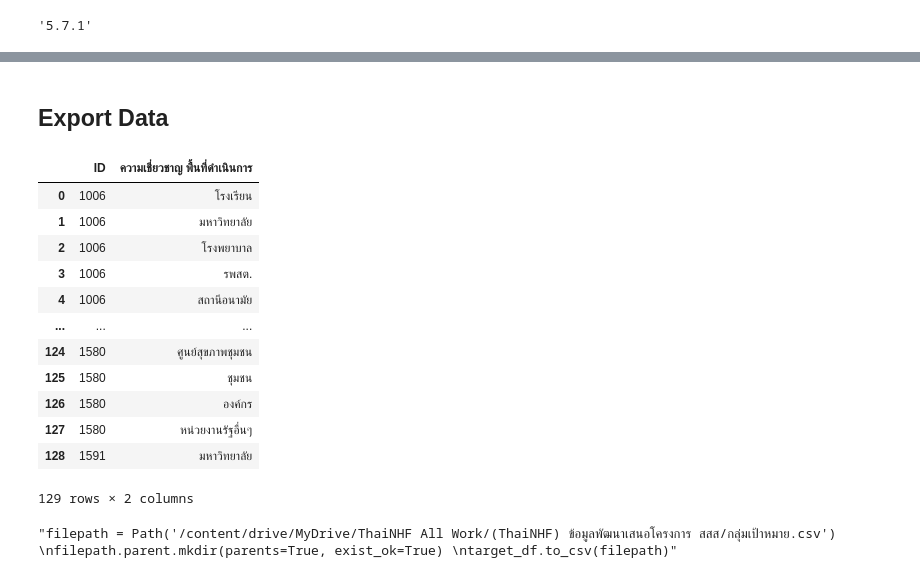
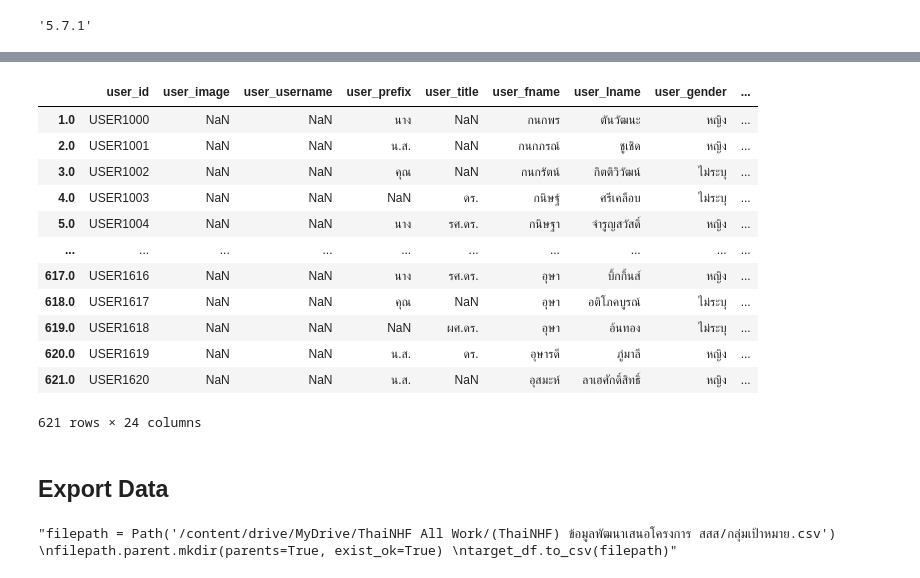
Before and after one commit to thainhf/proj-me-db-data, a Jupyter notebook: Clean_data.ipynb, the cells around one changed output, grey strips where cells are left out. Drawn from its saved outputs; the diff is of its cells as text; code cells hidden in the pictures.

```diff
--- a/Clean_data.ipynb
+++ b/Clean_data.ipynb
@@ -726,0 +742,25 @@ tb_evaluation_area = pd.DataFrame()
+# %%
+def fill_data(tb_dict, tb, df_1):
+  ws = sh.worksheet(tb_dict)
+  cols = pd.DataFrame(ws.get_all_records())
+  for col in cols['column_name_th']:
+    if col in df_1.columns:
+      inDex = cols.index[cols['column_name_th'] == col].tolist()[0]
+      tb[cols['column_name_eng'][inDex]] = df_1[col]
+  return tb
+# %%
+fill_data(tb_col_name[0], tb_user, member_df)
+# %% [output]
+|  | user_id | user_image | user_username | user_prefix | user_title | user_fname | user_lname | user_gender | ... |
+| 1.0 | USER1000 | NaN | NaN | นาง | NaN | กนกพร | ตันวัฒนะ | หญิง | ... |
+| 2.0 | USER1001 | NaN | NaN | น.ส. | NaN | กนกภรณ์ | ชูเชิด | หญิง | ... |
+| 3.0 | USER1002 | NaN | NaN | คุณ | NaN | กนกรัตน์ | กิตติวิวัฒน์ | ไม่ระบุ | ... |
+| 4.0 | USER1003 | NaN | NaN | NaN | ดร. | กนิษฐ์ | ศรีเคลือบ | ไม่ระบุ | ... |
+| 5.0 | USER1004 | NaN | NaN | นาง | รศ.ดร. | กนิษฐา | จำรูญสวัสดิ์ | หญิง | ... |
+| ... | ... | ... | ... | ... | ... | ... | ... | ... | ... |
+| 617.0 | USER1616 | NaN | NaN | นาง | รศ.ดร. | อุษา | บิ้กกิ้นส์ | หญิง | ... |
+| 618.0 | USER1617 | NaN | NaN | คุณ | NaN | อุษา | อติโภคบูรณ์ | ไม่ระบุ | ... |
+| 619.0 | USER1618 | NaN | NaN | NaN | ผศ.ดร. | อุษา | อ้นทอง | ไม่ระบุ | ... |
+| 620.0 | USER1619 | NaN | NaN | น.ส. | ดร. | อุษารดี | ภู่มาลี | หญิง | ... |
+| 621.0 | USER1620 | NaN | NaN | น.ส. | NaN | อุสมะห์ | ลาเฮศักดิ์สิทธิ์ | หญิง | ... |
+621 rows × 24 columns
@@ -727,18 +779,2 @@ tb_evaluation_area = pd.DataFrame()
 # %% [markdown]
 ## **Export Data**
-# %%
-area_df
-# %% [output]
-|  | ID | ความเชี่ยวชาญ พื้นที่ดำเนินการ |
-| 0 | 1006 | โรงเรียน |
-| 1 | 1006 | มหาวิทยาลัย |
-| 2 | 1006 | โรงพยาบาล |
-| 3 | 1006 | รพสต. |
-| 4 | 1006 | สถานีอนามัย |
-| ... | ... | ... |
-| 124 | 1580 | ศูนย์สุขภาพชุมชน |
-| 125 | 1580 | ชุมชน |
-| 126 | 1580 | องค์กร |
-| 127 | 1580 | หน่วยงานรัฐอื่นๆ |
-| 128 | 1591 | มหาวิทยาลัย |
-129 rows × 2 columns
```
Also changed, not shown: parts of 24 cells of this notebook.
